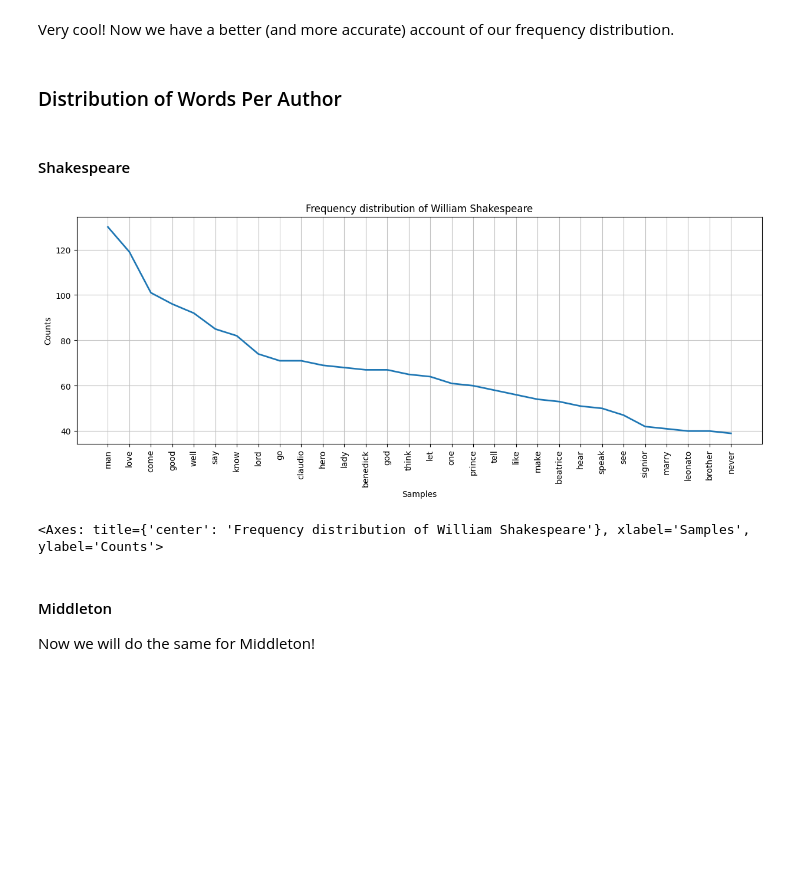
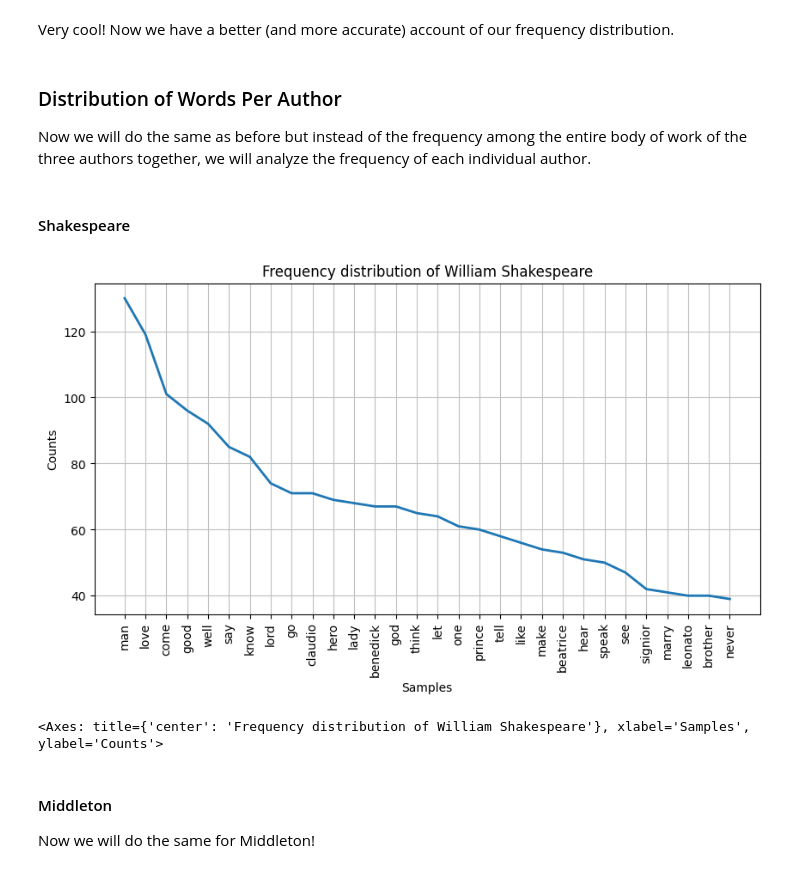
Before and after one commit to evamizer/to-be-or-not, a Jupyter notebook: to-be-or-not.ipynb, the cells around one changed output. Drawn from its saved outputs; the diff is of its cells as text; code cells hidden in the pictures; blank space fills up the shorter version.

```diff
--- a/to-be-or-not.ipynb
+++ b/to-be-or-not.ipynb
@@ -604,14 +629,15 @@ Let's create a function to axe the "I'll"s before we do our cleaning.
 #### Making a Function for Axing "I'll"
 Now we'll make up a function and dummy df to test it.
 # %%
+#Function for axing all the I'lls
 def delete_ill(text):
     final_string = ""
 
-    # Remove stop words
+    # Remove stop word
     text = text.split()
-    useless_words = "I'll"
+    useless_word = "I'll"
 
-    text = [word for word in text if not word in useless_words]
+    text = [word for word in text if not word in useless_word]
     #create the line with all the edits done
     final_string = ' '.join(text)
 
@@ -716,25 +746,26 @@ fdist.plot(30);
 [figure]
 # %% [markdown]
 Very cool! Now we have a better (and more accurate) account of our frequency distribution.
-# %% [markdown]
-### Distribution of Words Per Author
+# %% [markdown]
+### Distribution of Words Per Author
+Now we will do the same as before but instead of the frequency among the entire body of work of the three authors together, we will analyze the frequency of each individual author.
 # %% [markdown]
 #### Shakespeare
 # %%
 #Filter df for just Shakespeare lines
 shakes_frequency = authors_df[authors_df['author'] == 0]
 
 ##To visualize resulting word distribution
 # Flatten the tokens column into a single list
 shakes_all_tokens = [token for tokens in shakes_frequency["text_token"] for token in tokens]
 
 # Calculate the frequency distribution of the tokens
 shakes_fdist = FreqDist(shakes_all_tokens)
 
-plt.figure(figsize=(15, 5))
+plt.figure(figsize=(10, 5))
 shakes_fdist.plot(30, title='Frequency distribution of William Shakespeare')
 # %% [output]
-[figure, old version]
+[figure, new version]
 <Axes: title={'center': 'Frequency distribution of William Shakespeare'}, xlabel='Samples', ylabel='Counts'>
 # %% [markdown]
 #### Middleton
```
Also changed, not shown: parts of 69 cells of this notebook.
